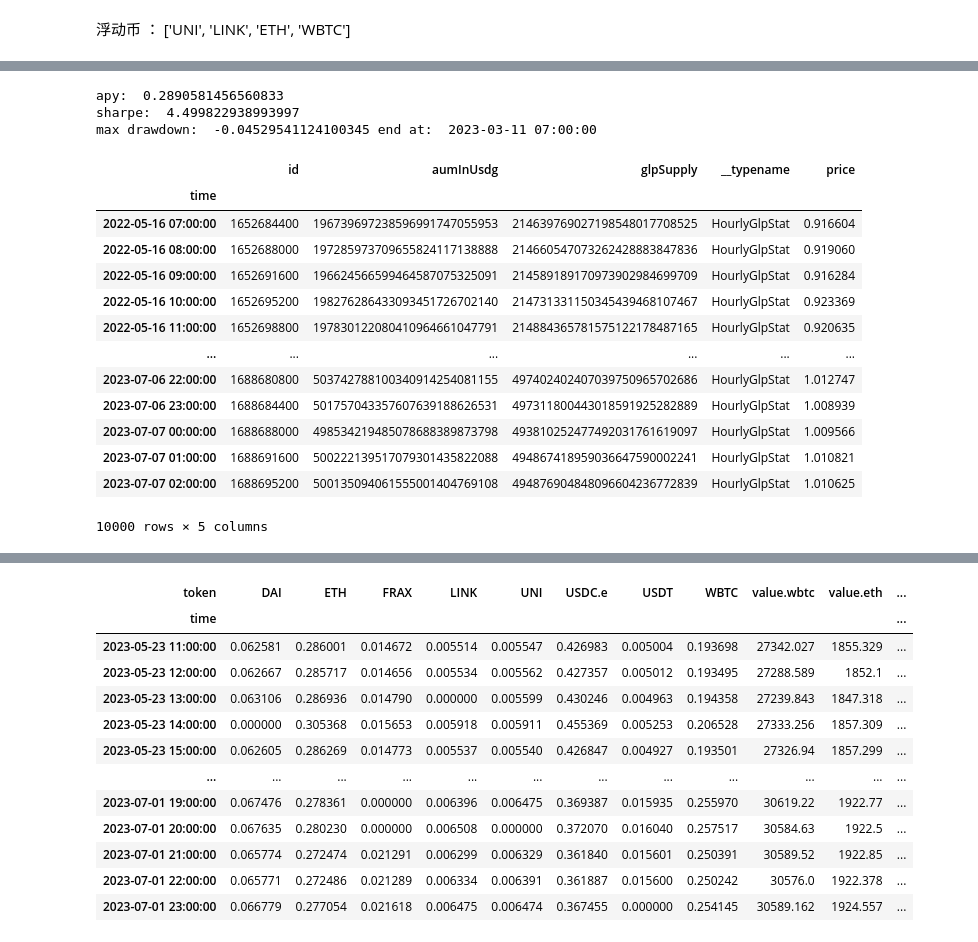
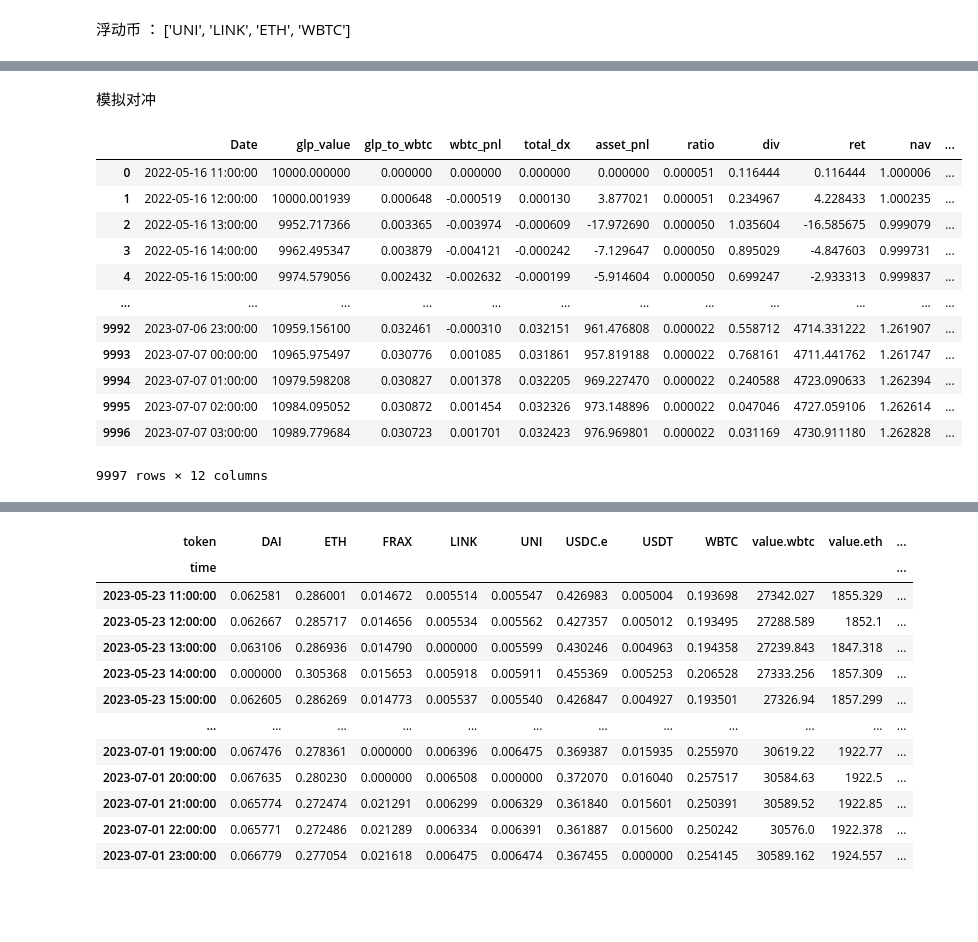
Before and after one commit to hanksong/hft_intern, a Jupyter notebook: GMX.ipynb, the cells around one changed output, grey strips where cells are left out. Saved outputs shown, nothing was run; the diff lists cells and outputs as text; code cells hidden in the pictures; blank space fills up the shorter version.

```diff
--- a/GMX.ipynb
+++ b/GMX.ipynb
@@ -15,29 +17,5 @@ end_day = '2023080100'
 # %%
 glp = gmx.get_glp(end_day)
-fee = gmx.get_fee(end_day)
+fees = gmx.get_fee(end_day)
 prc = gmx.get_fast_price(symbol,end_day,token_list = ['ETH',"WBTC"])
-result,fig,data,indicators = gmx.show_case(glp,fee,prc, [0.286137,0.223263])
-fig.show()
+hedge_ratio = [0.3,0.7]
-# %% [output]
-apy:  0.2890581456560833
-sharpe:  4.499822938993997
-max drawdown:  -0.04529541124100345 end at:  2023-03-11 07:00:00
-# %%
-glp = glp.sort_values(by='time')
-glp = glp.set_index('time')
-glp
-# %% [output]
-|  | id | aumInUsdg | glpSupply | __typename | price |
-| time |  |  |  |  |  |
-| 2022-05-16 07:00:00 | 1652684400 | 196739697238596991747055953 | 214639769027198548017708525 | HourlyGlpStat | 0.916604 |
-| 2022-05-16 08:00:00 | 1652688000 | 197285973709655824117138888 | 214660547073262428883847836 | HourlyGlpStat | 0.919060 |
-| 2022-05-16 09:00:00 | 1652691600 | 196624566599464587075325091 | 214589189170973902984699709 | HourlyGlpStat | 0.916284 |
-| 2022-05-16 10:00:00 | 1652695200 | 198276286433093451726702140 | 214731331150345439468107467 | HourlyGlpStat | 0.923369 |
-| 2022-05-16 11:00:00 | 1652698800 | 197830122080410964661047791 | 214884365781575122178487165 | HourlyGlpStat | 0.920635 |
-| ... | ... | ... | ... | ... | ... |
-| 2023-07-06 22:00:00 | 1688680800 | 503742788100340914254081155 | 497402402407039750965702686 | HourlyGlpStat | 1.012747 |
-| 2023-07-06 23:00:00 | 1688684400 | 501757043357607639188626531 | 497311800443018591925282889 | HourlyGlpStat | 1.008939 |
-| 2023-07-07 00:00:00 | 1688688000 | 498534219485078688389873798 | 493810252477492031761619097 | HourlyGlpStat | 1.009566 |
-| 2023-07-07 01:00:00 | 1688691600 | 500222139517079301435822088 | 494867418959036647590002241 | HourlyGlpStat | 1.010821 |
-| 2023-07-07 02:00:00 | 1688695200 | 500135094061555001404769108 | 494876904848096604236772839 | HourlyGlpStat | 1.010625 |
-10000 rows × 5 columns
@@ -43,0 +39,2 @@ glp
+# %% [markdown]
+模拟对冲
@@ -44 +75,22 @@ glp
+# %%
+result
+'''变量解释：
+glp_to_wbtc:当前时刻能换回wbtc比最初投入wbtc的差值;
+wbtc_pnl:永续合约的pnl;
+total_dx:两边总共增加或减少的btc个数;
+'''
+# %% [output]
+|  | Date | glp_value | glp_to_wbtc | wbtc_pnl | total_dx | asset_pnl | ratio | div | ret | nav | ... |
+| 0 | 2022-05-16 11:00:00 | 10000.000000 | 0.000000 | 0.000000 | 0.000000 | 0.000000 | 0.000051 | 0.116444 | 0.116444 | 1.000006 | ... |
+| 1 | 2022-05-16 12:00:00 | 10000.001939 | 0.000648 | -0.000519 | 0.000130 | 3.877021 | 0.000051 | 0.234967 | 4.228433 | 1.000235 | ... |
+| 2 | 2022-05-16 13:00:00 | 9952.717366 | 0.003365 | -0.003974 | -0.000609 | -17.972690 | 0.000050 | 1.035604 | -16.585675 | 0.999079 | ... |
+| 3 | 2022-05-16 14:00:00 | 9962.495347 | 0.003879 | -0.004121 | -0.000242 | -7.129647 | 0.000050 | 0.895029 | -4.847603 | 0.999731 | ... |
+| 4 | 2022-05-16 15:00:00 | 9974.579056 | 0.002432 | -0.002632 | -0.000199 | -5.914604 | 0.000050 | 0.699247 | -2.933313 | 0.999837 | ... |
+| ... | ... | ... | ... | ... | ... | ... | ... | ... | ... | ... | ... |
+| 9992 | 2023-07-06 23:00:00 | 10959.156100 | 0.032461 | -0.000310 | 0.032151 | 961.476808 | 0.000022 | 0.558712 | 4714.331222 | 1.261907 | ... |
+| 9993 | 2023-07-07 00:00:00 | 10965.975497 | 0.030776 | 0.001085 | 0.031861 | 957.819188 | 0.000022 | 0.768161 | 4711.441762 | 1.261747 | ... |
+| 9994 | 2023-07-07 01:00:00 | 10979.598208 | 0.030827 | 0.001378 | 0.032205 | 969.227470 | 0.000022 | 0.240588 | 4723.090633 | 1.262394 | ... |
+| 9995 | 2023-07-07 02:00:00 | 10984.095052 | 0.030872 | 0.001454 | 0.032326 | 973.148896 | 0.000022 | 0.047046 | 4727.059106 | 1.262614 | ... |
+| 9996 | 2023-07-07 03:00:00 | 10989.779684 | 0.030723 | 0.001701 | 0.032423 | 976.969801 | 0.000022 | 0.031169 | 4730.911180 | 1.262828 | ... |
+9997 rows × 12 columns
 # %%
```
Also changed, not shown: parts of 13 cells of this notebook, 8 other files.
